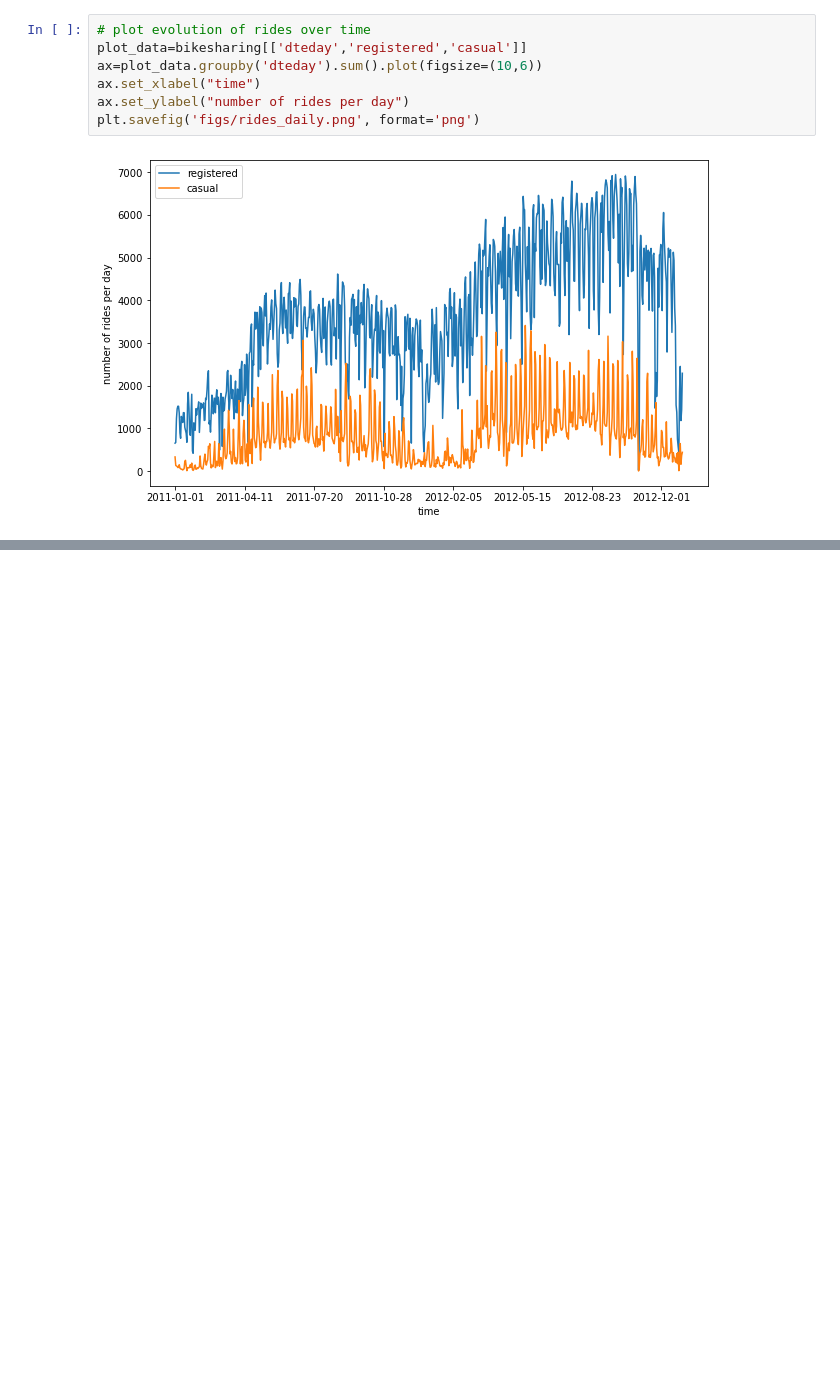
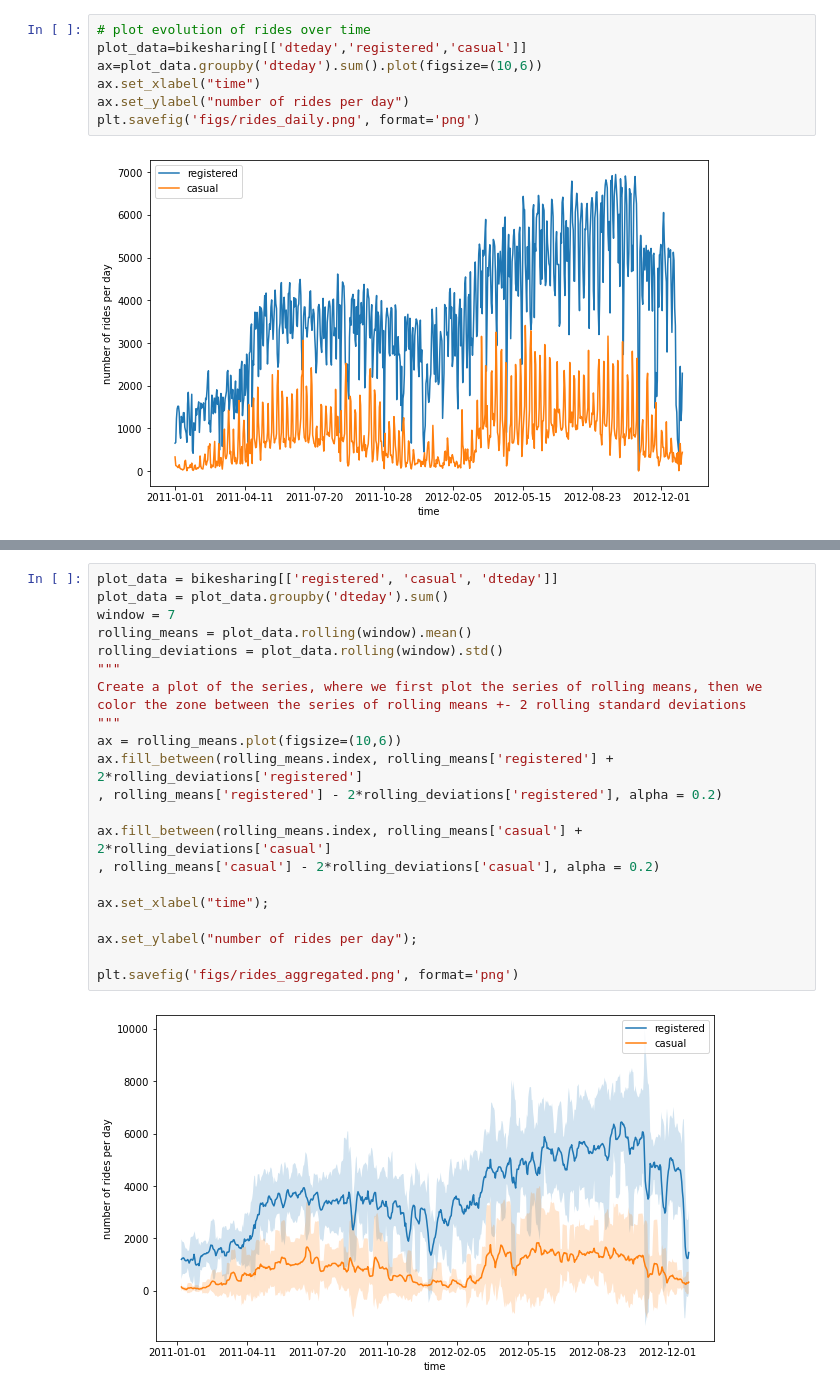
Before and after one commit to pradeepssundaram/100DaysOfCode, a Jupyter notebook: PythonCode/BikeSharing/Exercise1.01.ipynb, the cells around one changed output, grey strips where cells are left out. Drawn from its saved outputs; the diff is of its cells as text; blank space fills up the shorter version.

```diff
--- a/PythonCode/BikeSharing/Exercise1.01.ipynb
+++ b/PythonCode/BikeSharing/Exercise1.01.ipynb
@@ -74,0 +45,23 @@ plt.savefig('figs/rides_daily.png', format='png')
+# %%
+plot_data = bikesharing[['registered', 'casual', 'dteday']]
+plot_data = plot_data.groupby('dteday').sum()
+window = 7
+rolling_means = plot_data.rolling(window).mean()
+rolling_deviations = plot_data.rolling(window).std()
+"""
+Create a plot of the series, where we first plot the series of rolling means, then we color the zone between the series of rolling means +- 2 rolling standard deviations
+"""
+ax = rolling_means.plot(figsize=(10,6))
+ax.fill_between(rolling_means.index, rolling_means['registered'] + 2*rolling_deviations['registered']
+, rolling_means['registered'] - 2*rolling_deviations['registered'], alpha = 0.2)
+
+ax.fill_between(rolling_means.index, rolling_means['casual'] + 2*rolling_deviations['casual']
+, rolling_means['casual'] - 2*rolling_deviations['casual'], alpha = 0.2)
+
+ax.set_xlabel("time");
+
+ax.set_ylabel("number of rides per day");
+
+plt.savefig('figs/rides_aggregated.png', format='png')
+# %% [output]
+[figure, added]
```
Also changed, not shown: parts of 2 cells of this notebook, 1 other file.
